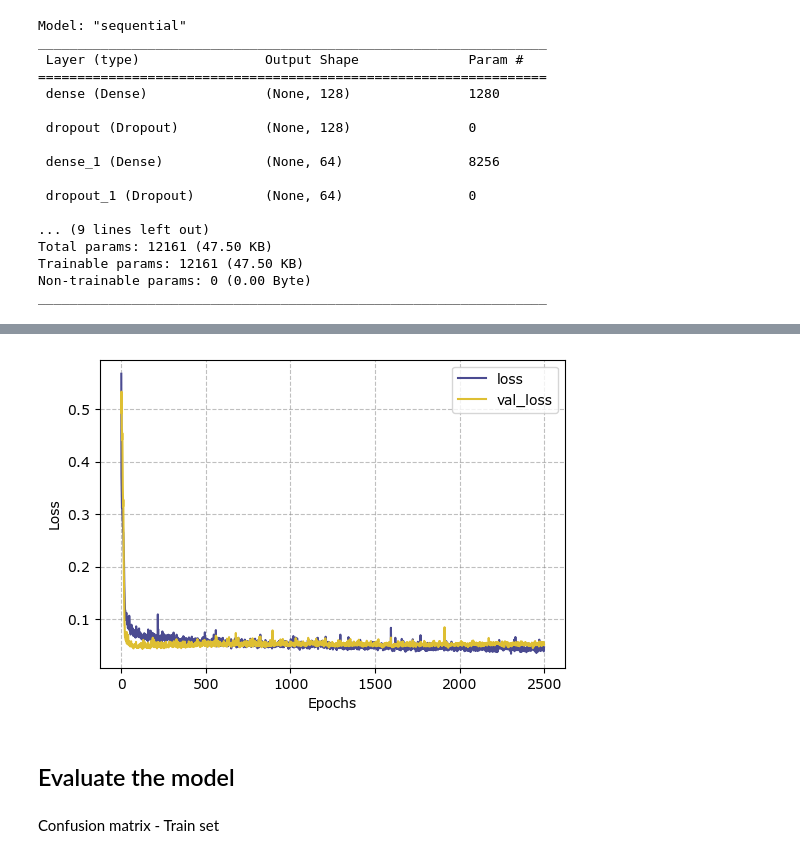
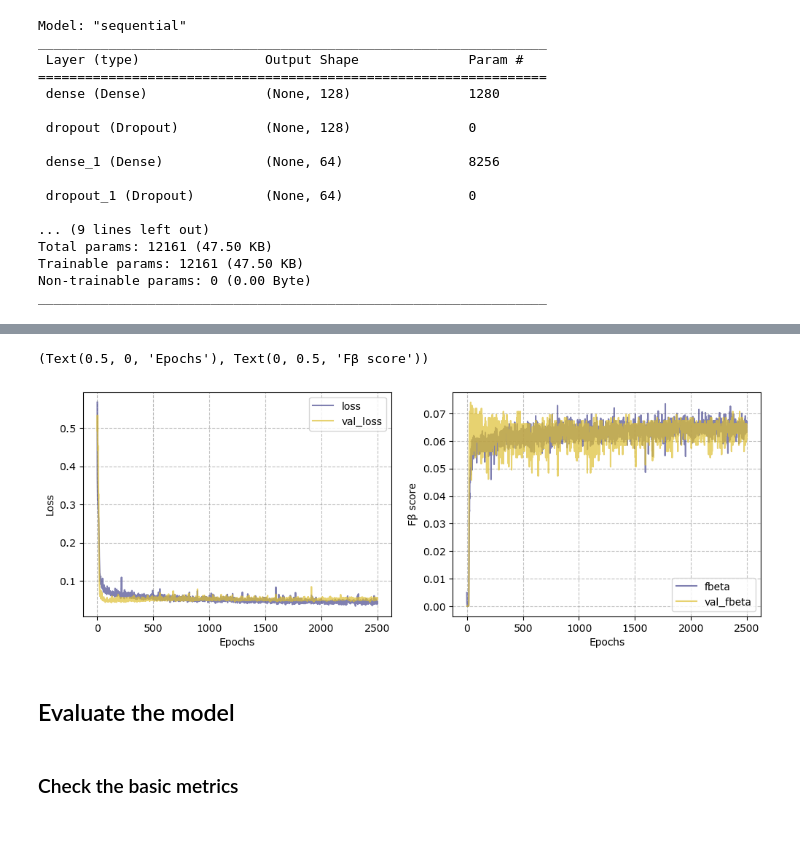
Before and after one commit to AlbertGallegoJimenez/TsunamiClassifier, a Jupyter notebook: notebook_tsunami.ipynb, the cells around one changed output, grey strips where cells are left out. Cells and saved outputs as stored; diff of their text form; code cells hidden in the pictures; blank space fills up the shorter version.

```diff
--- a/notebook_tsunami.ipynb
+++ b/notebook_tsunami.ipynb
@@ -61,16 +60,9 @@ df.head()
 | 2 | usd0010b4f | 184.6687 | 51.2097 | 21.5 | 2023-12-21 14:55:56.291000+00:00 | 12793.813042 | 8830.799004 | 0.601879 | 2.040000e+18 | 6.1 | 23.07 | ... |
 | 3 | us7000li15 | 184.3459 | -18.8139 | 270.5 | 2023-12-11 06:33:32.480000+00:00 | 20606.299133 | 10764.652136 | 0.341118 | 2.270000e+18 | 6.2 | 77.98 | ... |
 | 4 | us7000lgwp | 169.3089 | -20.6152 | 50.5 | 2023-12-07 12:56:30.184000+00:00 | 47533.522594 | 25468.302526 | 1.318907 | 4.790000e+19 | 7.1 | 41.80 | ... |
-# %%
-# Correct the longitude values
-
-def scale_lon(lon: float):
-    if lon > 180:
-        return lon - 360
-    else:
-        return lon
-
-df['lon'] = df['lon'].apply(scale_lon)
+# %%
+# Scale the longitude values in the range [-180, 180]
+df['lon'] = df['lon'].apply(lambda x: x if x <= 180 else x - 360)
 # %% [markdown]
 ## Exploratory Data Analysis (EDA) <a class="anchor" id="eda-header"></a>
 # %% [markdown]
@@ -342,8 +351,10 @@ Split data into train-test sets <a class="anchor" id="prepare-data-header"></a>
 # %%
 from sklearn.model_selection import train_test_split
 
-X = df.drop(columns=['Mw', 'lon', 'lat', 'date', 'ID', 'tsunami', 'lon_lat_categories', 'lon_bins', 'lat_bins'])
-y = df['tsunami']
+# Define the columns to keep, that is, the features of the model
+cols_to_keep = ['hf', 'L', 'W', 'slip', 'Mo', 'dip', 'strike', 'rake', 'lon_lat_count']
+X = df[cols_to_keep] # Features
+y = df['tsunami'] # Target
 
 X_train, X_test, y_train, y_test = train_test_split(X, y, stratify=y, test_size=0.2, random_state=42)
 # %% [markdown]
@@ -466,4 +481,4 @@ _________________________________________________________________
 # %%
 # Fit the model
 history = model.fit(X_train, y_train, epochs=2500,
-                    batch_size=64, validation_split=0.2, verbose=1)
+                    batch_size=64, validation_split=0.2, verbose=0)
@@ -488,18 +485,21 @@ Epoch 2500/2500
-# %%
-# Show the history of the model
-pd.DataFrame(history.history)[['loss','val_loss']].plot(figsize=(6, 4))
-plt.xlabel("Epochs"), plt.ylabel("Loss")
-plt.grid(True)
-# %% [output]
-[figure, removed]
+# %%
+# Show the loss and fbeta of the model
+fig, ax = plt.subplots(1, 2, figsize=(12, 4))
+pd.DataFrame(history.history)[['loss','val_loss']].plot(ax=ax[0], alpha=0.7)
+ax[0].set_xlabel("Epochs"), ax[0].set_ylabel("Loss")
+pd.DataFrame(history.history)[['fbeta','val_fbeta']].plot(ax=ax[1], alpha=0.7)
+ax[1].set_xlabel("Epochs"), ax[1].set_ylabel("Fβ score")
+# %% [output]
+(Text(0.5, 0, 'Epochs'), Text(0, 0.5, 'Fβ score'))
+[figure, added]
 # %%
 # Save the model trained with its fine-tuned hyperparameters
 filename = 'DenseANN.h5'
 model.save('models/' + filename)
 # %% [markdown]
 ## Evaluate the model <a class="anchor" id="evaluation-header"></a>
-# %% [markdown]
-Confusion matrix - Train set <a class="anchor" id="cf-matrix-train-set-header"></a>
+# %% [markdown]
+### Check the basic metrics <a class="anchor" id="basic-metrics-header"></a>
 # %%
 def adjusted_classes(y_scores, t=None):
     """
```
Also changed, not shown: parts of 57 cells of this notebook.
